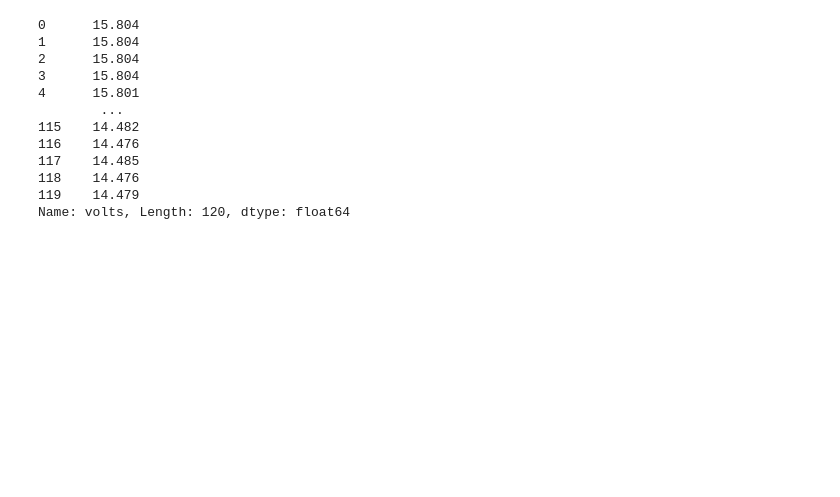
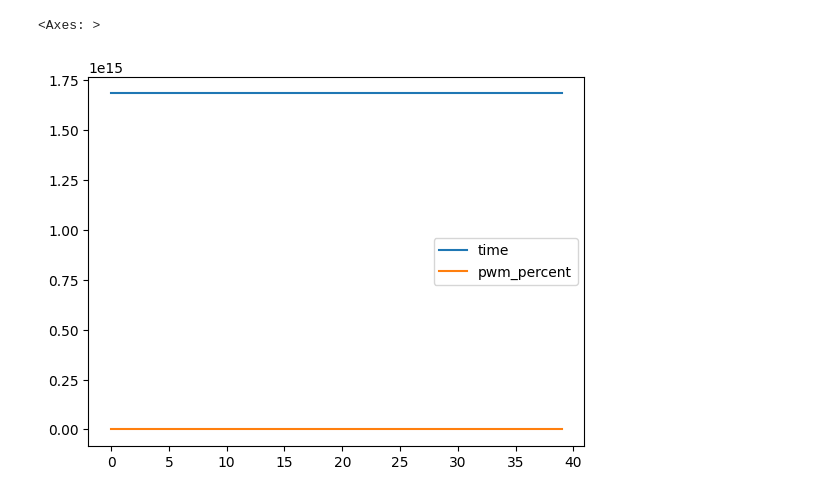
Before and after one commit to Simone-Scalella/Manutenzione_preventiva, a Jupyter notebook: analisi.ipynb, the cells around one changed output. Saved outputs shown, nothing was run; the diff lists cells and outputs as text; code cells hidden in the pictures; blank space fills up the shorter version.

```diff
--- a/analisi.ipynb
+++ b/analisi.ipynb
@@ -71,18 +75,8 @@ print(allacqui[0].head(10))
-# %%
-print(allacqui[0]['volts'])
-# %% [output]
-0      15.804
-1      15.804
-2      15.804
-3      15.804
-4      15.801
-        ...
-115    14.482
-116    14.476
-117    14.485
-118    14.476
-119    14.479
-Name: volts, Length: 120, dtype: float64
+# %%
+allacqui[0].plot()
+# %% [output]
+<Axes: >
+[figure, added]
 # %%
 # Andiamo a lavorare sui dati di national instrument, ne riduciamo le dimensioni usando la media
 
```
Also changed, not shown: parts of 15 cells of this notebook.
